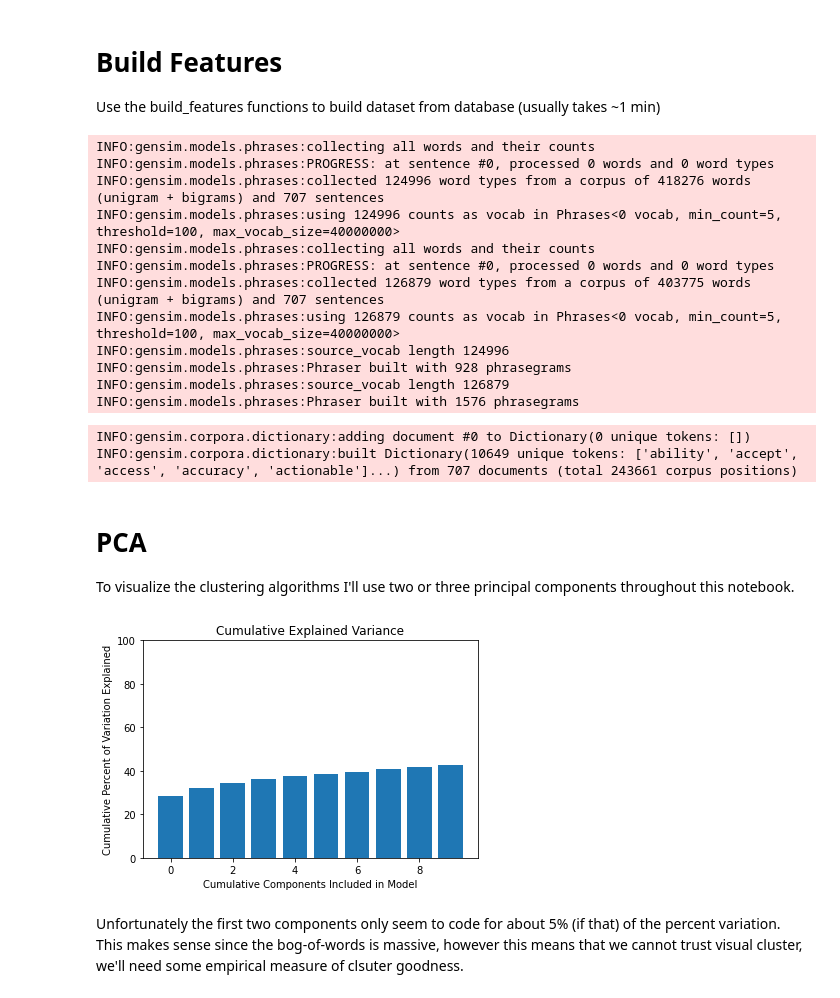
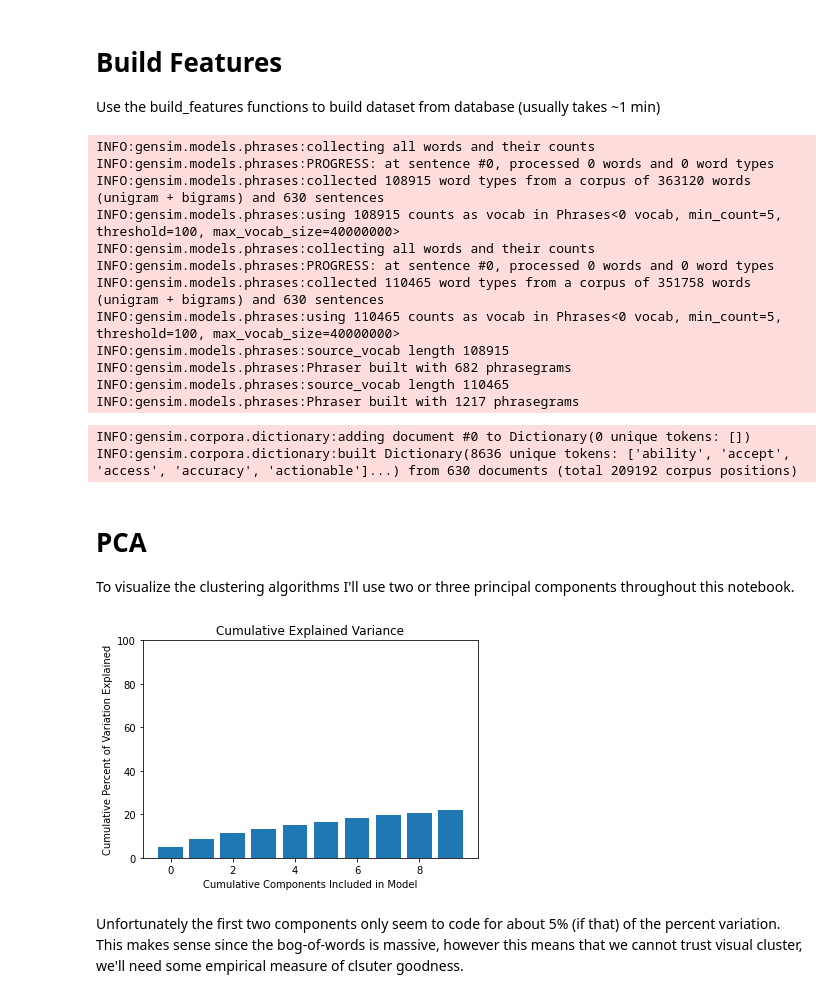
Before and after one commit to MatanFreedman/LinkedIn-NLP, a Jupyter notebook: notebooks/topic-modelling/0.3-matan-topic-modelling.ipynb, the cells around one changed output. Saved outputs shown, nothing was run; the diff lists cells and outputs as text; code cells hidden in the pictures.

Commit message:
removed french, improved results

```diff
--- a/notebooks/topic-modelling/0.3-matan-topic-modelling.ipynb
+++ b/notebooks/topic-modelling/0.3-matan-topic-modelling.ipynb
@@ -60,6 +68,8 @@ def process_documents(documents):
     data = [re.sub(r"(\uf0b7)", "", text) for text in data]
     # remove handles:
     data = [re.sub(r"(\@\S+)", "", text) for text in data]
+    # remove french documents
+    data = [doc for doc in data if "une" not in doc and "connaissance" not in doc]
     return data
 
 def docs_to_words(documents):
@@ -79,7 +89,7 @@ def make_trigrams(texts):
 
 stop_words = stopwords.words('english')
 # remove super common words:
-stop_words.extend(["data", "analytics", "team", "use", "experience", "work", "business"])
+stop_words.extend(["data", "analytics", "team", "experience", "work", "business"])
 
 clean_docs = process_documents(documents)
 data_words = list(docs_to_words(clean_docs))
@@ -106,16 +116,16 @@ data_lemmatized = [lematize(words).split(" ") for words in data_words_trigrams]
 # %% [output]
 INFO:gensim.models.phrases:collecting all words and their counts
 INFO:gensim.models.phrases:PROGRESS: at sentence #0, processed 0 words and 0 word types
-INFO:gensim.models.phrases:collected 124996 word types from a corpus of 418276 words (unigram + bigrams) and 707 sentences
-INFO:gensim.models.phrases:using 124996 counts as vocab in Phrases<0 vocab, min_count=5, threshold=100, max_vocab_size=40000000>
+INFO:gensim.models.phrases:collected 108915 word types from a corpus of 363120 words (unigram + bigrams) and 630 sentences
+INFO:gensim.models.phrases:using 108915 counts as vocab in Phrases<0 vocab, min_count=5, threshold=100, max_vocab_size=40000000>
 INFO:gensim.models.phrases:collecting all words and their counts
 INFO:gensim.models.phrases:PROGRESS: at sentence #0, processed 0 words and 0 word types
-INFO:gensim.models.phrases:collected 126879 word types from a corpus of 403775 words (unigram + bigrams) and 707 sentences
-INFO:gensim.models.phrases:using 126879 counts as vocab in Phrases<0 vocab, min_count=5, threshold=100, max_vocab_size=40000000>
-INFO:gensim.models.phrases:source_vocab length 124996
-INFO:gensim.models.phrases:Phraser built with 928 phrasegrams
-INFO:gensim.models.phrases:source_vocab length 126879
-INFO:gensim.models.phrases:Phraser built with 1576 phrasegrams
+INFO:gensim.models.phrases:collected 110465 word types from a corpus of 351758 words (unigram + bigrams) and 630 sentences
+INFO:gensim.models.phrases:using 110465 counts as vocab in Phrases<0 vocab, min_count=5, threshold=100, max_vocab_size=40000000>
+INFO:gensim.models.phrases:source_vocab length 108915
+INFO:gensim.models.phrases:Phraser built with 682 phrasegrams
+INFO:gensim.models.phrases:source_vocab length 110465
+INFO:gensim.models.phrases:Phraser built with 1217 phrasegrams
 # %%
 # Create Dictionary
 id2word = Dictionary(data_lemmatized)
@@ -127,26 +137,26 @@ texts = data_lemmatized
 corpus = [id2word.doc2bow(text) for text in texts]
 # %% [output]
 INFO:gensim.corpora.dictionary:adding document #0 to Dictionary(0 unique tokens: [])
-INFO:gensim.corpora.dictionary:built Dictionary(10649 unique tokens: ['ability', 'accept', 'access', 'accuracy', 'actionable']...) from 707 documents (total 243661 corpus positions)
+INFO:gensim.corpora.dictionary:built Dictionary(8636 unique tokens: ['ability', 'accept', 'access', 'accuracy', 'actionable']...) from 630 documents (total 209192 corpus positions)
 # %% [markdown]
 # PCA
 To visualize the clustering algorithms I'll use two or three principal components throughout this notebook.
 # %%
 # initialize PCA:
 # reduce features:
 pca = PCA(n_components=10)
-dense_corpus = gensim.matutils.corpus2dense(corpus, 10649)
+dense_corpus = gensim.matutils.corpus2dense(corpus, len(id2word.keys()))
 reduced_features = pca.fit_transform(dense_corpus.T)
 
 # display percent explained variance of the first ten components:
 fig = plt.figure()
 plt.bar(x=range(len(pca.explained_variance_ratio_)), height=np.cumsum(pca.explained_variance_ratio_)*100)
 plt.ylim([0, 100])
 plt.ylabel("Cumulative Percent of Variation Explained")
 plt.xlabel("Cumulative Components Included in Model")
 plt.title("Cumulative Explained Variance");
 # %% [output]
-[figure, old version]
+[figure, new version]
 # %% [markdown]
 Unfortunately the first two components only seem to code for about 5% (if that) of the percent variation. This makes sense since the bog-of-words is massive, however this means that we cannot trust visual cluster, we'll need some empirical measure of clsuter goodness.
 # %%
```
Also changed, not shown: parts of 13 cells of this notebook.
